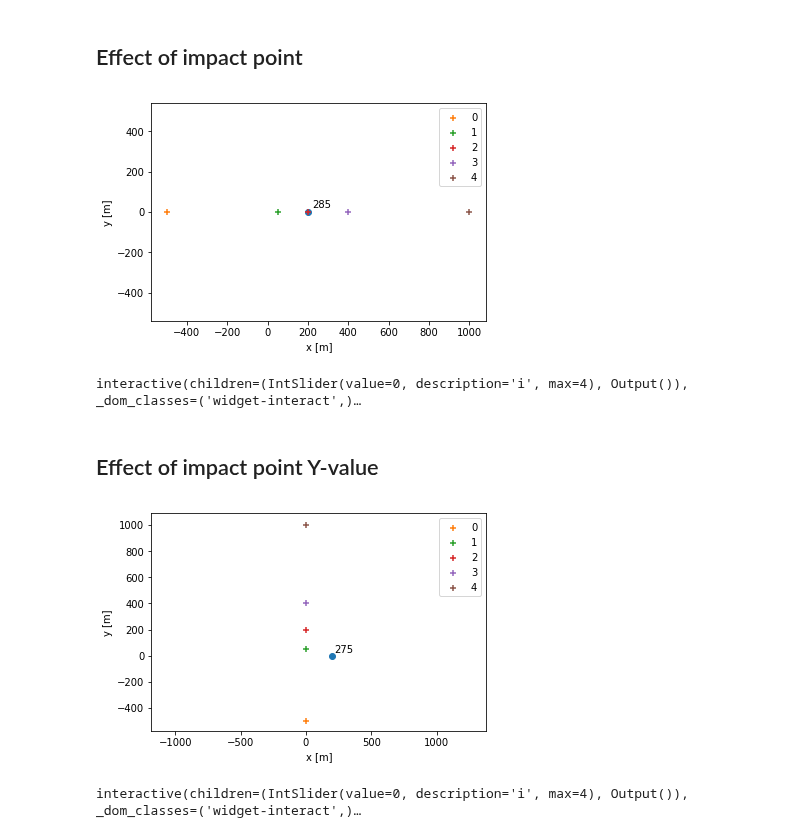
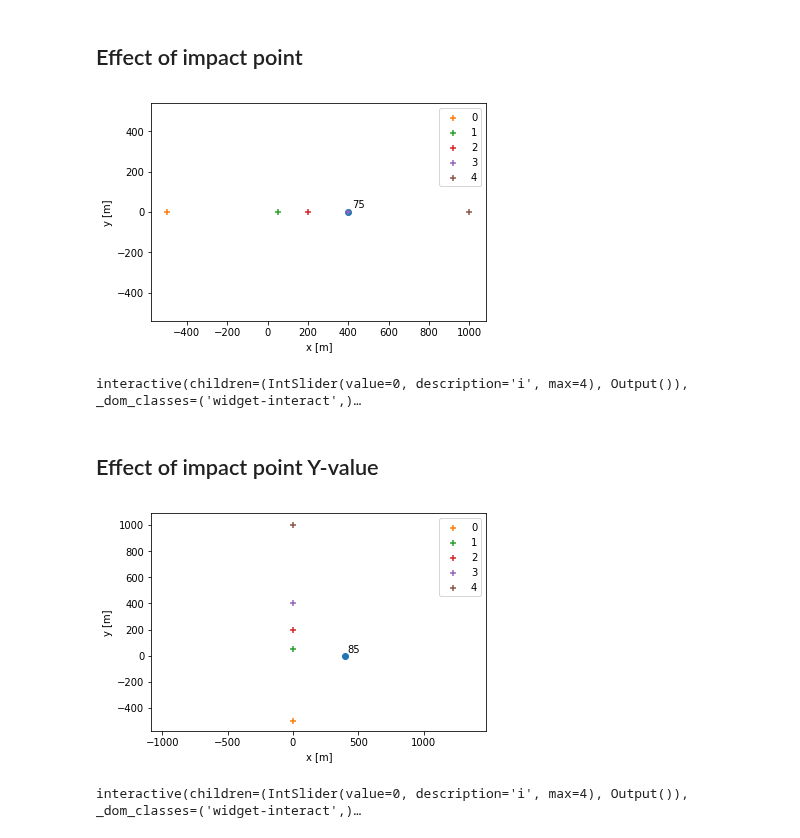
Before and after one commit to vuillaut/pschitt, a Jupyter notebook: notebooks/interactive.ipynb, the cells around one changed output. Cells and saved outputs as stored; diff of their text form; code cells hidden in the pictures.

```diff
--- a/notebooks/interactive.ipynb
+++ b/notebooks/interactive.ipynb
@@ -19,28 +19,28 @@ shower = sky.shower()
 shower.impact_point = np.array([50,0,0])
 
 #shower direction
-shower.alt = math.radians(70)
+shower.alt = math.radians(50)
 shower.az = math.radians(0)
 
 #pointing direction off-axis
-talt = math.radians(70)
+talt = math.radians(50)
 taz = math.radians(0)
 
 #shower parameters
 shower_top = 12000
 shower_length = 8000
-shower_width = 100
+shower_width = 200
 
-shower.number_of_particles = int(1e4)
+shower.number_of_particles = int(4e4)
 
 shower.gaussian_ellipsoide(shower_top, shower_length, shower_width)
 
 tel_normal = geo.altaz_to_normal(talt,taz)
 tel1 = geo.Telescope([0,0,0],tel_normal)
-tel2 = geo.Telescope([100,0,0],tel_normal)
-tel3 = geo.Telescope([200,0,0],tel_normal)
-tel4 = geo.Telescope([400,0,0],tel_normal)
-tel5 = geo.Telescope([0,100,0],tel_normal)
+tel2 = geo.Telescope([200,0,0],tel_normal)
+tel3 = geo.Telescope([400,0,0],tel_normal)
+tel4 = geo.Telescope([800,0,0],tel_normal)
+tel5 = geo.Telescope([0,400,0],tel_normal)
 
 alltel = [tel1, tel2, tel3, tel4, tel5]
 
@@ -48,7 +48,7 @@ trigger_intensity = 20.
 noise = 0
 
 shower.particles_angular_emission_profile = em.angular_profile.lgdt06
-shower.particles_angular_emission_profile_kwargs = {'eta':0.001}
+shower.particles_angular_emission_profile_kwargs = {'eta':0.01}
 
 ci.array_shower_imaging(shower, alltel, noise)
 # %%
@@ -86,11 +86,11 @@ for alt in altitude:
 
     #shower direction
     shower.alt = math.radians(alt)
-    shower.az = math.radians(90)
+    shower.az = math.radians(0)
 
     #pointing direction off-axis
     talt = math.radians(70)
-    taz = math.radians(90)
+    taz = math.radians(0)
 
     #shower parameters
     shower_top = 12000
@@ -102,13 +102,13 @@ for alt in altitude:
     shower.gaussian_ellipsoide(shower_top, shower_length, shower_width)
 
     tel_normal = geo.altaz_to_normal(talt,taz)
-    tel = geo.Telescope([200,0,0], tel_normal)
+    tel = geo.Telescope([400,0,0], tel_normal)
 
     trigger_intensity = 20.
     noise = 0
 
     shower.particles_angular_emission_profile = em.angular_profile.lgdt06
-    shower.particles_angular_emission_profile_kwargs = {'eta':0.01}
+    shower.particles_angular_emission_profile_kwargs = {'eta':0.1}
 
     ci.array_shower_imaging(shower, [tel], noise)
 
@@ -135,11 +135,11 @@ for az in azimuth:
     shower.impact_point = np.array([50,0,0])
 
     #shower direction
-    shower.alt = math.radians(40)
+    shower.alt = math.radians(-40)
     shower.az = math.radians(az)
 
     #pointing direction off-axis
-    talt = math.radians(40)
+    talt = math.radians(-40)
     taz = math.radians(70)
 
     #shower parameters
@@ -147,18 +147,18 @@ for az in azimuth:
     shower_length = 8000
     shower_width = 100
 
-    shower.number_of_particles = int(1e4)
+    shower.number_of_particles = int(5e4)
 
     shower.gaussian_ellipsoide(shower_top, shower_length, shower_width)
 
     tel_normal = geo.altaz_to_normal(talt,taz)
-    tel = geo.Telescope([200,0,0], tel_normal)
+    tel = geo.Telescope([400,0,0], tel_normal)
 
     trigger_intensity = 20.
     noise = 0
 
     shower.particles_angular_emission_profile = em.angular_profile.lgdt06
-    shower.particles_angular_emission_profile_kwargs = {'eta':0.01}
+    shower.particles_angular_emission_profile_kwargs = {'eta':0.1}
 
     ci.array_shower_imaging(shower, [tel], noise)
 
@@ -196,12 +196,12 @@ for x in impact_x:
     shower_length = 8000
     shower_width = 100
 
-    shower.number_of_particles = int(1e4)
+    shower.number_of_particles = int(4e4)
 
     shower.gaussian_ellipsoide(shower_top, shower_length, shower_width)
 
     tel_normal = geo.altaz_to_normal(talt,taz)
-    tel = geo.Telescope([200,0,0], tel_normal)
+    tel = geo.Telescope([400,0,0], tel_normal)
 
     trigger_intensity = 20.
     noise = 0
@@ -223,7 +223,7 @@ def f(i):
     ax = viz.display_camera_image(alltel[i], s=10);
     ax.set_title("Impact point X value = {}".format(impact_x[i]))
 # %% [output]
-[figure, old version]
+[figure, new version]
 interactive(children=(IntSlider(value=0, description='i', max=4), Output()), _dom_classes=('widget-interact',)…
 # %% [markdown]
 ## Effect of impact point Y-value
@@ -247,34 +247,34 @@ for y in impact_y:
 
     #shower parameters
     shower_top = 12000
     shower_length = 8000
     shower_width = 100
 
-    shower.number_of_particles = int(1e4)
+    shower.number_of_particles = int(4e4)
 
     shower.gaussian_ellipsoide(shower_top, shower_length, shower_width)
 
     tel_normal = geo.altaz_to_normal(talt,taz)
-    tel = geo.Telescope([200,0,0], tel_normal)
+    tel = geo.Telescope([400,0,0], tel_normal)
 
     trigger_intensity = 20.
     noise = 0
 
     shower.particles_angular_emission_profile = em.angular_profile.lgdt06
     shower.particles_angular_emission_profile_kwargs = {'eta':0.1}
 
     ci.array_shower_imaging(shower, [tel], noise)
 
     alltel.append(tel)
 
 ax = viz.plot_array([tel])
 for i, y in enumerate(impact_y):
     ax.scatter(0, y, label=i, marker='+')
 ax.legend()
 @interact(i=widgets.IntSlider(min=0,max=len(alltel)-1,step=1,value=0))
 def f(i):
     ax = viz.display_camera_image(alltel[i], s=12);
     ax.set_title("Impact point X value = {}".format(impact_x[i]))
 # %% [output]
-[figure, old version]
+[figure, new version]
 interactive(children=(IntSlider(value=0, description='i', max=4), Output()), _dom_classes=('widget-interact',)…
```
Also changed, not shown: parts of 1 cell of this notebook.
